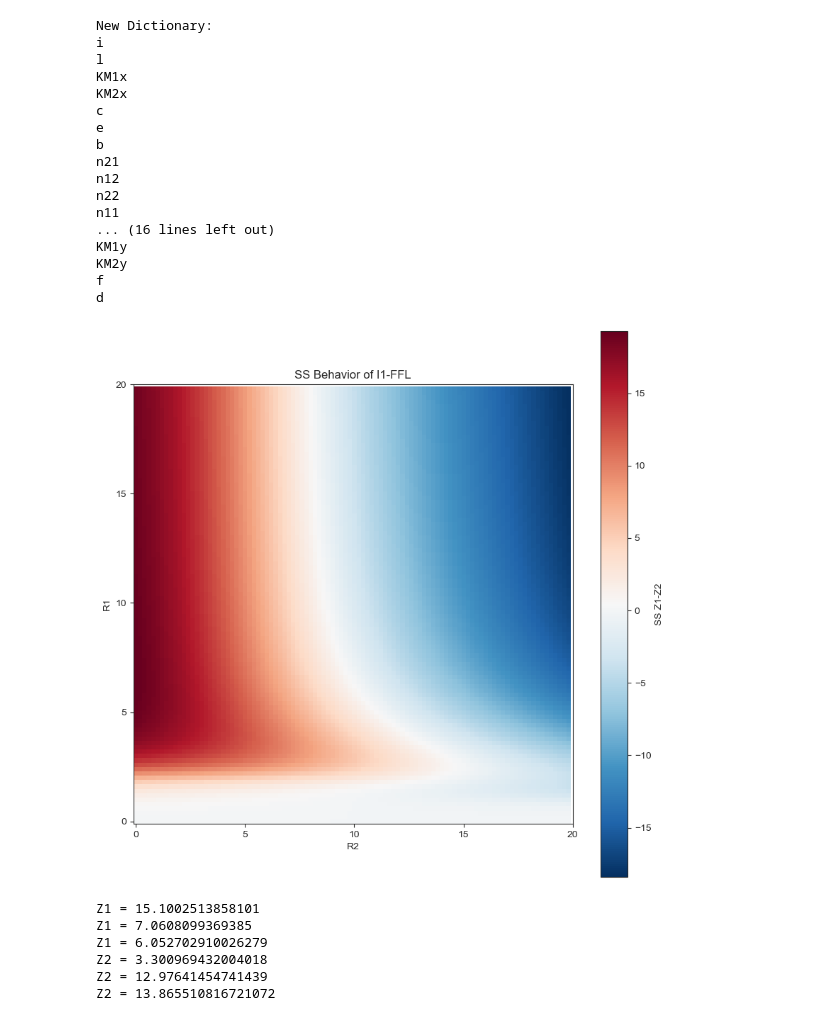
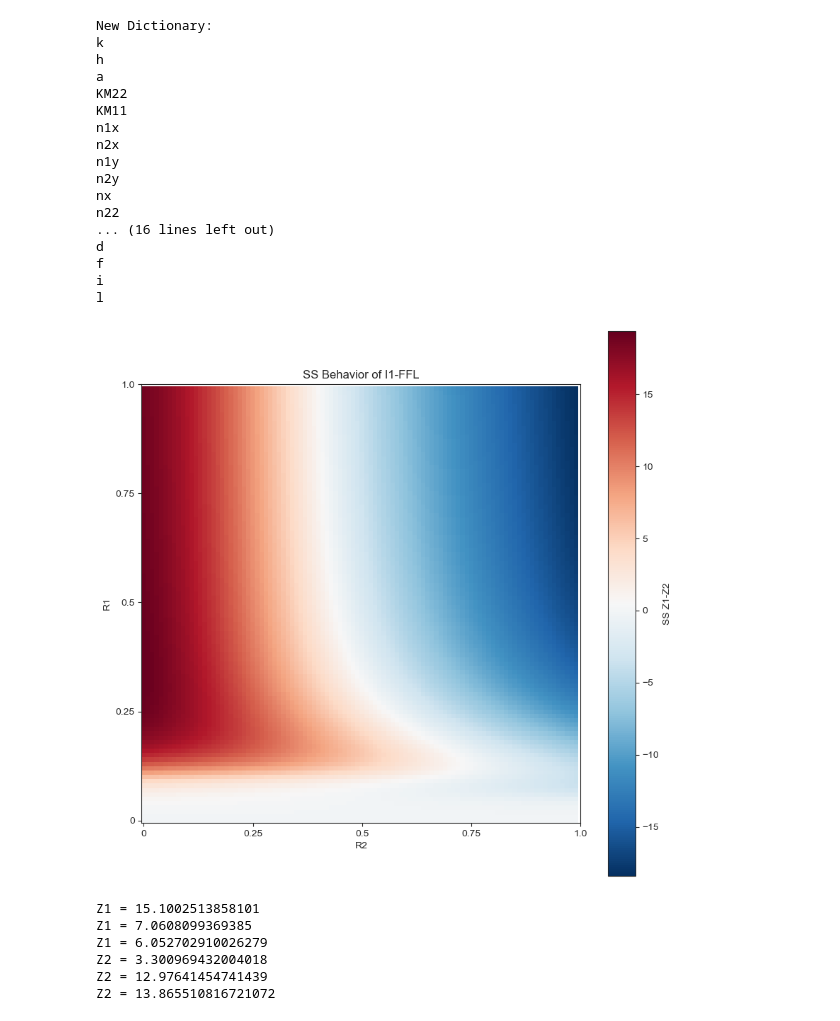
Before and after one commit to ajin40/cdh-gata6-model, a Jupyter notebook: FFL system workflow.ipynb, the cells around one changed output. Drawn from its saved outputs; the diff is of its cells as text; code cells hidden in the pictures.

```diff
--- a/FFL system workflow.ipynb
+++ b/FFL system workflow.ipynb
@@ -27,8 +27,8 @@ def rhs(xyz, t, a, b, c, d, e, f, g, h, i, j, k, l, KMxy1, KMxy2, KM11, KM12, KM
 
 # Define parameter values
 params = {
-    'a': 10.0, 'b': 1.0, 'c': 10.0, 'd': 1.0, 'e': 10.0, 'f': 1.0, 'g': 10.0, 'h': 10.0, 'i': 0.5, 'j': 10.0,
-    'k': 10.0, 'l': 0.5, 'KMxy1': 10.0, 'KMxy2': 10.0, 'KM11': 10.0, 'KM12': 1.0, 'KM1x': 10.0, 'KM1y': 5.0,
+    'a': 2.0, 'b': 1.0, 'c': 10.0, 'd': 1.0, 'e': 10.0, 'f': 1.0, 'g': 10.0, 'h': 10.0, 'i': 0.5, 'j': 10.0,
+    'k': 10.0, 'l': 0.75, 'KMxy1': 10.0, 'KMxy2': 10.0, 'KM11': 10.0, 'KM12': 1.0, 'KM1x': 10.0, 'KM1y': 5.0,
     'KM22': 10.0, 'KM21': 1.0, 'KM2x': 10.0, 'KM2y': 5.0, 'nx': 2, 'n11': 2, 'n12': 2, 'n1x': 2, 'n1y': 2,
     'n22': 2, 'n21': 2, 'n2x': 2, 'n2y': 2
 }
@@ -36,8 +36,8 @@ params = {
 initial_conditions = [0.0, 0.0, 0.0, 0.0, 0.0]
 
 # Time points for integration
-t_span = (0, 10)
-t_eval = np.linspace(t_span[0], t_span[1], 100)
+t_span = (0, 100)
+t_eval = np.linspace(t_span[0], t_span[1], 1000)
 
 # Integrate the ODEs
 solution = solve_ivp(lambda t, y: rhs(y, t, **params), t_span, initial_conditions, t_eval=t_eval)
@@ -58,7 +58,7 @@ for i, param_name in enumerate(params):
     perturbed_z1_solution = perturbed_solution.y[3]
     perturbed_z2_solution = perturbed_solution.y[4]
 
-    sensitivity_matrix[:, i] = ((perturbed_z1_solution - z1_solution) + (perturbed_z2_solution - z2_solution)) / (2 * sensitivity_eps)
+    sensitivity_matrix[:, i] = (abs(perturbed_z1_solution - z1_solution) + abs(perturbed_z2_solution - z2_solution)) / (2 * sensitivity_eps)
 
 # Print or analyze the sensitivity results
 print("Sensitivity Matrix:")
@@ -94,22 +94,22 @@ for key in ordered_keys:
     print(reference[key])
 # %% [output]
 New Dictionary:
+k
+h
+a
+KM22
+KM11
+n1x
+n2x
+n1y
+n2y
+nx
+n22
+... (16 lines left out)
+d
+f
 i
 l
-KM1x
-KM2x
-c
-e
-b
-n21
-n12
-n22
-n11
-... (16 lines left out)
-KM1y
-KM2y
-f
-d
 # %%
 # import seaborn as sns
 import numpy as np
@@ -138,7 +138,7 @@ def rhs(xyz, t, a, b, c, d, e, f, g, h, i, j, k, l, KMxy1, KMxy2, KM11, KM12, KM
 
     return np.array([dx_dt, dy1_dt, dy2_dt, dz1_dt, dz2_dt])
 
-def calc(a, r2):
+def calc(a, b):
     """
     Brute Force Monte Carlo Parameter Sensitivity Analysis
     """
@@ -149,25 +149,25 @@ def calc(a, r2):
     xyz_0 = np.array([2.0, 2.0, 2.0, 0.0, 0.0])
 
     # Parameters
-    b, c, d, e, f, g, h, i, j, k, l = [0.5, 10.0, 1.0, 10.0, 1.0, 10.0, 10.0, 0.5, 10.0, 10.0, 0.5]
+    b, c, d, e, f, g, h, i, j, k, l = [0.5, 10.0, 1.0, 10.0, 1.0, 10.0, 10.0, 0.5, b, 10.0, 0.5]
     nx, n11, n12, n1x, n1y, n22, n21, n2x, n2y = [2, 2, 2, 2, 2, 2, 2, 2, 2]
     KMxy1, KMxy2, KM11, KM12, KM1x, KM1y, KM22, KM21, KM2x, KM2y = [10.0, 10.0, 10.0, 10.0, 10.0, 5.0, 10.0, 2.5, 10.0, 10.0]
 
 
     # Integrate ODES
-    xyz = integrate.odeint(rhs, xyz_0, t, args=(9, b, c, d, e, f, g, h, i, j, k, l, KMxy1, KMxy2, KM11, KM12, KM1x, KM1y,
+    xyz = integrate.odeint(rhs, xyz_0, t, args=(a, b, c, d, e, f, g, h, i, j, k, l, KMxy1, KMxy2, KM11, KM12, KM1x, KM1y,
         KM22, KM21, KM2x, KM2y, nx, n11, n12, n1x, n1y, n22, n21, n2x, n2y))
     x, y1, y2, z1, z2 = xyz.transpose()
     return z1[-1], z2[-1]
 
-y1array=np.linspace(0.1,20,100)
-y2array=np.linspace(0.1,20,100)
+y1array=np.linspace(0,20,100)
+y2array=np.linspace(0,20,100)
 z1xarray=np.empty((100,100))
 z2yarray=np.empty((100,100))
 
 for i,R1 in enumerate(y1array):
     for j,R2 in enumerate(y2array):
-        values = calc(a=R1, r2=R2)
+        values = calc(a=R1, b=R2)
         z1xarray[i,j]=values[0]
         z2yarray[i,j]=values[1]
 
@@ -177,18 +177,18 @@ Z=z1xarray-z2yarray
 # %%
 x_ticks = [0, 5, 10, 15, 20]
 y_ticks = [0, 0.25, 0.5, 0.75, 1.0]
 fig, axs = plt.subplots(figsize=(10, 10))
 pc = axs.imshow(Z, origin='lower', cmap='RdBu_r')#, vmin=-5, vmax=5)
-axs.set_xticks([0, 25, 50, 75, 100], labels=x_ticks)
-axs.set_yticks([0, 25, 50, 75, 100], labels=x_ticks)
+axs.set_xticks([0, 25, 50, 75, 100], labels=y_ticks)
+axs.set_yticks([0, 25, 50, 75, 100], labels=y_ticks)
 axs.set_xlabel('R2')
 axs.set_ylabel('R1')
 cbar = fig.colorbar(pc)
 cbar.set_label('SS Z1-Z2')
 axs.set_title(f'SS Behavior of I1-FFL')
 plt.show()
 # %% [output]
-[figure, old version]
+[figure, new version]
 # %%
 import seaborn as sns
 import numpy as np
```
Also changed, not shown: parts of 5 cells of this notebook.
